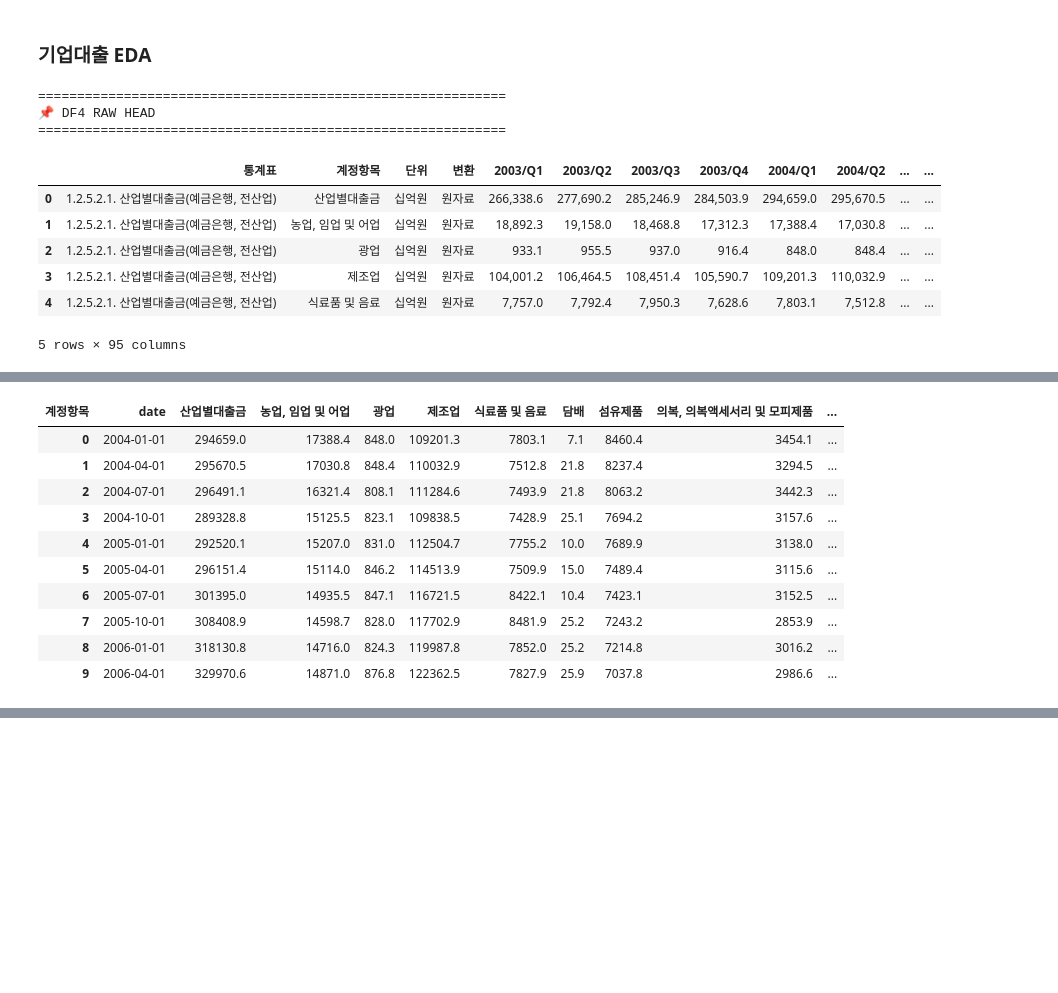
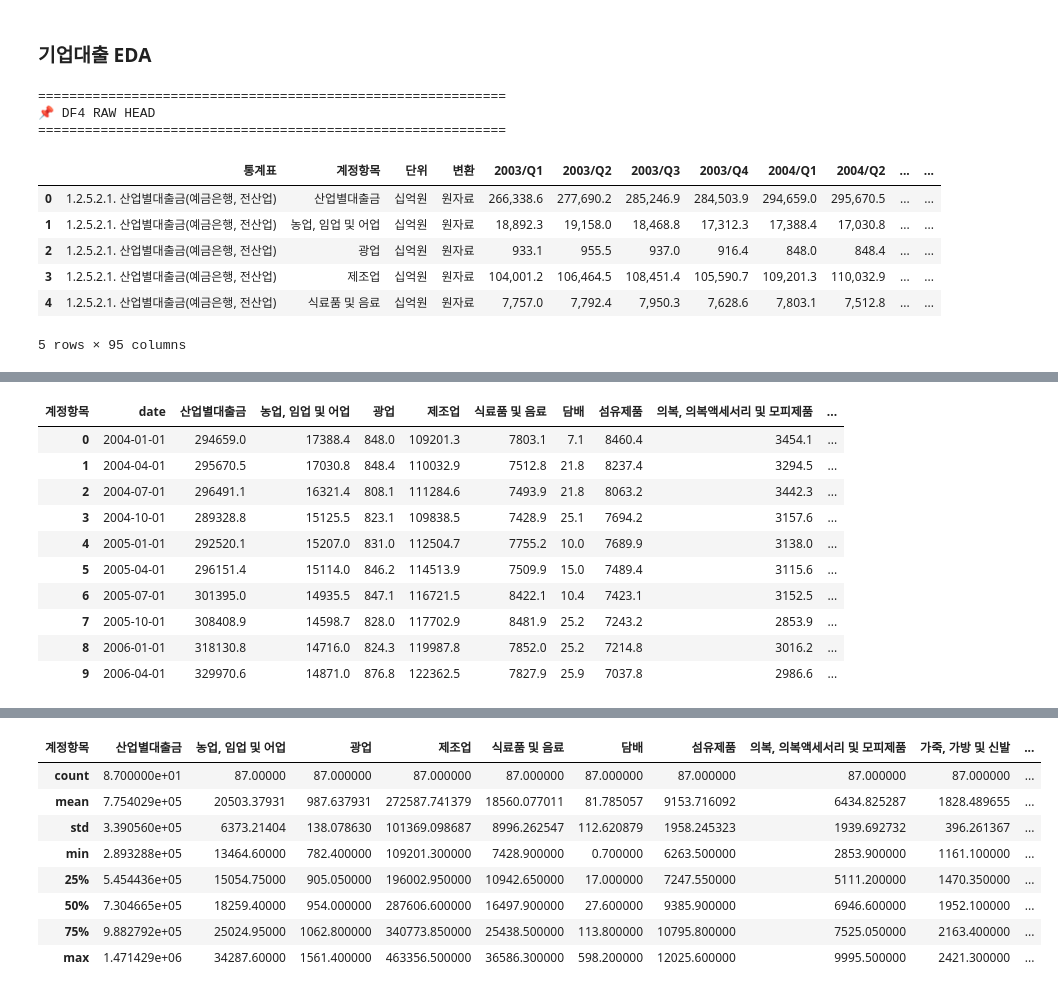
Before and after one commit to yoonsung1/final-project, a Jupyter notebook: 가은/기업대출_EDA.ipynb, the cells around one changed output, grey strips where cells are left out. Cells and saved outputs as stored; diff of their text form; code cells hidden in the pictures; blank space fills up the shorter version.

```diff
--- a/가은/기업대출_EDA.ipynb
+++ b/가은/기업대출_EDA.ipynb
@@ -20,15 +20,13 @@ def section(title):
 
 # ============================================================
 # DF4: 기업대출_산업별.csv
-# ✅ 분기별 데이터(Quarterly)
-# ✅ 행렬 변환(전치) 필수
-# ✅ 날짜: datetime (yyyy-mm-dd)  ※ 분기 데이터 → 분기 시작일로 저장
+# ✅ 분기별 데이터
+# ✅ 행렬 변환(전치)
+# ✅ 날짜: datetime (yyyy-mm-dd)  ※ 분기 시작일로 저장
 # ✅ 2004Q1 이후만 사용
-# ✅ 결측치 처리(권장안 반영): 선형보간 → 잔여 NaN 행 drop
-# ✅ YoY 컬럼: 2005Q1부터 유효 (전년동기 필요 → 4분기 차이)
-# ✅ YoY 기준 Z-score 컬럼: YoY가 존재하는 구간(2005Q1~) 기준으로 계산
+# ✅ 결측치 처리: 선형보간 → 잔여 NaN 행 drop
+# ✅ 합계 무결성 체크 포함
 # ✅ 박스플롯은 "원본 수치 컬럼"만 (yoy/z 제외)
-# ✅ 합계 무결성 체크 포함
 # ============================================================
 
 # 1) 로딩
@@ -49,22 +47,19 @@ df4 = df4.set_index(item_col)
 # 4) 행렬 변환(전치)
 df4_t = df4.T.reset_index().rename(columns={"index": "date_raw"})
 
-# 5) 분기 date 생성: 'YYYY/Qn' -> 'YYYYQn' -> Period[Q]
+# 5) 분기 date 생성: 'YYYY/Qn' -> 'YYYYQn' -> Period[Q] -> datetime(분기 시작일)
 s = df4_t["date_raw"].astype(str).str.strip()
 s = s.str.replace(" ", "", regex=False).str.replace("/", "", regex=False)  # 2003/Q1 -> 2003Q1
 q_period = pd.PeriodIndex(s, freq="Q")
-
-# ✅ datetime(yyyy-mm-dd)로 저장: 분기 시작일로 변환
-# 예: 2004Q1 -> 2004-01-01
-df4_t["date"] = q_period.to_timestamp(how="start")
+df4_t["date"] = q_period.to_timestamp(how="start")  # 예: 2004Q1 -> 2004-01-01
 
 section("DATE 변환 확인")
 print("NaT 개수:", df4_t["date"].isna().sum(), "/", len(df4_t))
 
-# 6) 2004Q1 이후만 사용 (datetime 기준)
+# 6) 2004Q1 이후 필터
 df4_t = df4_t[df4_t["date"] >= pd.Timestamp("2004-01-01")]
 
-# 7) 값 컬럼 numeric 변환
+# 7) numeric 변환
 value_cols = [c for c in df4_t.columns if c not in ["date_raw", "date"]]
 for col in value_cols:
     df4_t[col] = (
@@ -75,7 +70,7 @@ for col in value_cols:
     )
     df4_t[col] = pd.to_numeric(df4_t[col], errors="coerce")
 
-# 8) 최종 df4 정리 (date 첫 컬럼 + 정렬)
+# 8) 최종 df4 정리 (date 첫 컬럼)
 df4 = (
     df4_t.drop(columns=["date_raw"])
     .sort_values("date")
@@ -84,12 +79,11 @@ df4 = (
 df4 = df4[["date"] + [c for c in df4.columns if c != "date"]]
 
 # ============================================================
-# 9) 결측치 처리 (선형보간 → 잔여 NaN 행 drop)
+# 9) 결측치 처리: 선형보간 → 잔여 NaN 행 drop
 # ============================================================
 section("결측치 처리: 선형보간 → 잔여 NaN 행 drop")
 
 base_num_cols = df4.select_dtypes(include=np.number).columns.tolist()
-
 df4[base_num_cols] = df4[base_num_cols].interpolate(method="linear", limit_direction="both")
 
 before_rows = len(df4)
@@ -100,9 +94,9 @@ df4 = df4.dropna(subset=base_num_cols).reset_index(drop=True)
 print("제거된 행 수:", before_rows - len(df4))
 
 # ============================================================
-# 10) 합계 무결성 체크 (산업별대출금 = 7개 산업 합)
+# 10) 합계 무결성 체크
 # ============================================================
-section("합계 무결성 체크")
+section("합계 무결성 체크: 산업별대출금 = 7개 산업 합")
 
 total_col = "산업별대출금"
 parts = [
@@ -124,30 +118,27 @@ else:
     print("최대 절대차:", df4["합계차이"].abs().max())
 
 # ============================================================
-# 11) YoY (분기 → 4분기 차이) + YoY 기준 Z-score
-#     YoY 유효: 2005Q1부터 (2004Q1~이 있어야 전년동기 가능)
+# 11) YoY + YoY 기준 Z-score (주석 처리)
 # ============================================================
-section("YoY + YoY 기준 Z-score 생성")
 
-# (원본 수치 컬럼만 대상으로 YoY 생성)
-base_num_cols = df4.select_dtypes(include=np.number).columns.tolist()
-
-for c in base_num_cols:
-    df4[f"{c}_yoy"] = df4[c].pct_change(4) * 100  # 전년동기 대비 %
-
-# 2005-01-01(=2005Q1 시작일) 이후를 기준으로 z-score 계산
-mask_2005 = df4["date"] >= pd.Timestamp("2005-01-01")
-
-for c in base_num_cols:
-    yc = f"{c}_yoy"
-    mu = df4.loc[mask_2005, yc].mean()
-    sigma = df4.loc[mask_2005, yc].std(ddof=0)
-    df4[f"{yc}_z"] = (df4[yc] - mu) / sigma
+# base_num_cols = df4.select_dtypes(include=np.number).columns.tolist()
+#
+# # YoY (전년동기 대비: 4분기 차이) → 2005Q1부터 유효
+# for c in base_num_cols:
+#     df4[f"{c}_yoy"] = df4[c].pct_change(4) * 100
+#
+# # YoY 기준 Z-score (2005Q1~ 구간 기반)
+# mask_2005 = df4["date"] >= pd.Timestamp("2005-01-01")
+# for c in base_num_cols:
+#     yc = f"{c}_yoy"
+#     mu = df4.loc[mask_2005, yc].mean()
+#     sigma = df4.loc[mask_2005, yc].std(ddof=0)
+#     df4[f"{yc}_z"] = (df4[yc] - mu) / sigma
 
 # ============================================================
 # 12) 간단 EDA
 # ============================================================
-section("DF4 HEAD (전처리 + YoY/Z 포함)")
+section("DF4 HEAD")
 display(df4.head(10))
 
 section("DF4 SHAPE")
@@ -156,24 +147,26 @@ print(df4.shape)
 section("DF4 DTYPES")
 display(pd.DataFrame(df4.dtypes, columns=["dtype"]))
 
+section("MISSING VALUES")
+display(pd.DataFrame(df4.isnull().sum(), columns=["missing_count"]).sort_values("missing_count", ascending=False))
+
+# 원본 수치 컬럼만 describe/boxplot
+base_num_cols = df4.select_dtypes(include=np.number).columns.tolist()
+
+section("DESCRIBE (원본 수치 컬럼)")
+display(df4[base_num_cols].describe())
+
 # ============================================================
-# 13) 박스플롯 + Mean/Q1/Q3  (✅ 원본 수치 컬럼만, yoy/z 제외)
+# 13) 박스플롯 + Mean/Q1/Q3 (원본 수치 컬럼만)
 # ============================================================
 section("BOXPLOT (원본 수치 컬럼만: Mean / Q1 / Q3)")
 
-# yoy/z, 합계검증 컬럼 제외하고 '원본 수치 컬럼'만 그리기
-exclude_suffixes = ("_yoy", "_yoy_z")
+# 합계검증 컬럼은 원본 분석 컬럼이 아니라서 제외(원하면 빼도 됨)
 exclude_exact = {"산업합_7개", "합계차이"}
 
-plot_cols = [
-    c for c in df4.columns
-    if (c != "date")
-    and pd.api.types.is_numeric_dtype(df4[c])
-    and (not c.endswith(exclude_suffixes))
-    and (c not in exclude_exact)
-]
+plot_cols = [c for c in base_num_cols if c not in exclude_exact]
 
-for col in plot_cols[:15]:  # 너무 많으면 15개만 (원하면 숫자 조절)
+for col in plot_cols[:15]:  # 너무 많으면 15개만
     mean_val = df4[col].mean()
     Q1 = df4[col].quantile(0.25)
     Q3 = df4[col].quantile(0.75)
@@ -262,0 +277,9 @@ Q3  : 988279.200
+| 계정항목 | 산업별대출금 | 농업, 임업 및 어업 | 광업 | 제조업 | 식료품 및 음료 | 담배 | 섬유제품 | 의복, 의복액세서리 및 모피제품 | 가죽, 가방 및 신발 | ... |
+| count | 8.700000e+01 | 87.00000 | 87.000000 | 87.000000 | 87.000000 | 87.000000 | 87.000000 | 87.000000 | 87.000000 | ... |
+| mean | 7.754029e+05 | 20503.37931 | 987.637931 | 272587.741379 | 18560.077011 | 81.785057 | 9153.716092 | 6434.825287 | 1828.489655 | ... |
+| std | 3.390560e+05 | 6373.21404 | 138.078630 | 101369.098687 | 8996.262547 | 112.620879 | 1958.245323 | 1939.692732 | 396.261367 | ... |
+| min | 2.893288e+05 | 13464.60000 | 782.400000 | 109201.300000 | 7428.900000 | 0.700000 | 6263.500000 | 2853.900000 | 1161.100000 | ... |
+| 25% | 5.454436e+05 | 15054.75000 | 905.050000 | 196002.950000 | 10942.650000 | 17.000000 | 7247.550000 | 5111.200000 | 1470.350000 | ... |
+| 50% | 7.304665e+05 | 18259.40000 | 954.000000 | 287606.600000 | 16497.900000 | 27.600000 | 9385.900000 | 6946.600000 | 1952.100000 | ... |
+| 75% | 9.882792e+05 | 25024.95000 | 1062.800000 | 340773.850000 | 25438.500000 | 113.800000 | 10795.800000 | 7525.050000 | 2163.400000 | ... |
+| max | 1.471429e+06 | 34287.60000 | 1561.400000 | 463356.500000 | 36586.300000 | 598.200000 | 12025.600000 | 9995.500000 | 2421.300000 | ... |
```
Also changed, not shown: parts of 1 cell of this notebook, 1 other file.
